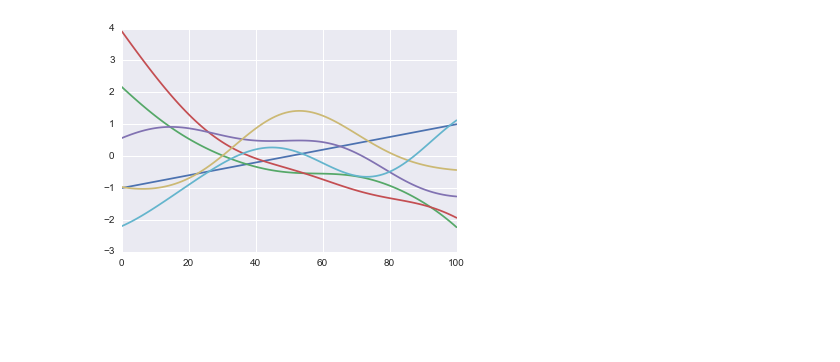
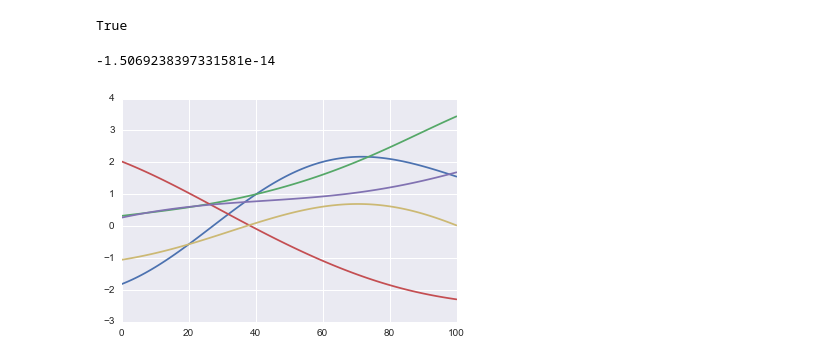
Before and after one commit to Learn2Ln/statistical-machine-learning, a Jupyter notebook: Assignment 4/notebooks/Gaussian Process.ipynb, the cells around one changed output. Cells and saved outputs as stored; diff of their text form; code cells hidden in the pictures; blank space fills up the shorter version.

```diff
--- a/Assignment 4/notebooks/Gaussian Process.ipynb
+++ b/Assignment 4/notebooks/Gaussian Process.ipynb
@@ -19,13 +25,3 @@ thetas = np.array([[1, 4, 0, 0],
                    [1, 4, 10, 0],
                    [1, 4, 0, 5]])
 X = np.linspace(-1, 1, N).reshape(N, 1)
-# %%
-for theta in thetas:
-    K = kernel(X, X, theta)
-    mus = np.zeros(N)
-    _, axs = plt.subplots(2, 2)
-    print(theta)
-    for ax in axs.flat:
-        ax.plot(np.random.multivariate_normal(mus, K))
-        ax.plot(X)
-    plt.show()
@@ -68,26 +27,0 @@ for theta in thetas:
-# %%
-for theta in thetas:
-    K = kernel(X, X, theta)
-    L = np.linalg.cholesky(K + s*np.eye(N))
-
-    # points we're going to make predictions at.
-    Xtest = np.linspace(-1, 1, 50).reshape(-1,1)
-
-    # compute the mean at our test points.
-    Lk = np.linalg.solve(L, kernel(X, Xtest, theta))
-    mu = np.dot(Lk.T, np.linalg.solve(L, y))
-
-    # compute the variance at our test points.
-    K_ = kernel(Xtest, Xtest, theta)
-    s2 = np.diag(K_) - np.sum(Lk**2, axis=0)
-    std = np.sqrt(s2).reshape(-1, 1)
-
-    # PLOTS:
-    plt.clf()
-    plt.plot(X, y, 'r+', ms=20)
-    plt.plot(Xtest, Xtest, 'b-')
-    plt.fill_between(Xtest.flatten(), (mu-3*std).flatten(), (mu+3*std).flatten(), color="#dddddd")
-    plt.plot(Xtest, mu, 'r--', lw=2)
-    plt.savefig('predictive.png', bbox_inches='tight')
-    plt.title('Mean predictions plus 3 st.deviations')
-    plt.show()
@@ -101,7 +46,15 @@ for theta in thetas:
+# %%
+isPSD(K)
+# %% [output]
+True
+# %%
+np.linalg.eigh(K)[0].min()
+# %% [output]
+-1.5069238397331581e-14
 # %%
-plt.plot(X)
 for _ in range(5):
-    plt.plot(np.random.multivariate_normal(np.zeros(N), K))
+    plt.plot(np.random.multivariate_normal(np.zeros(N), kernel(X, X, theta)))
+plt.savefig('sampled_f.png', bbox_inches='tight')
 plt.show()
 # %% [output]
-[figure, old version]
+[figure, new version]
```
Also changed, not shown: parts of 12 cells of this notebook, 4 other files.
